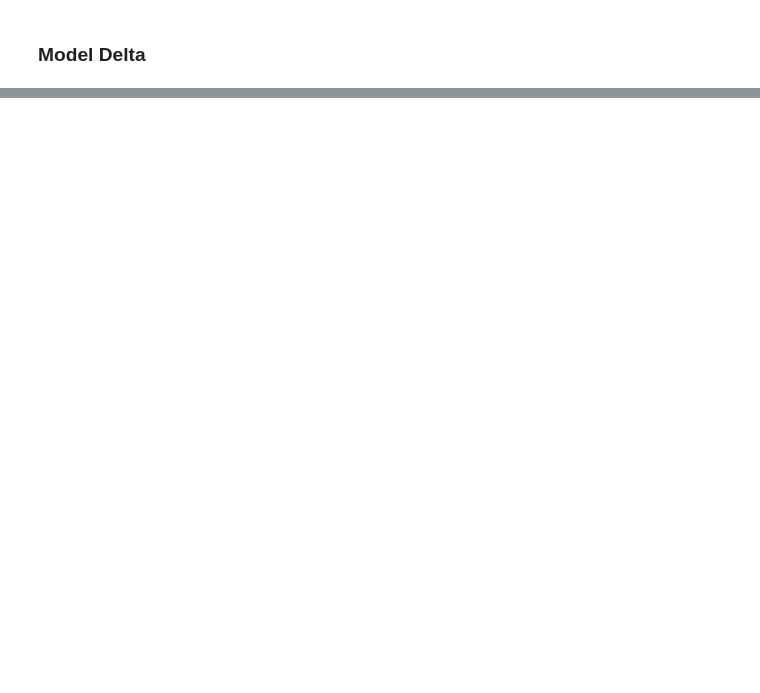
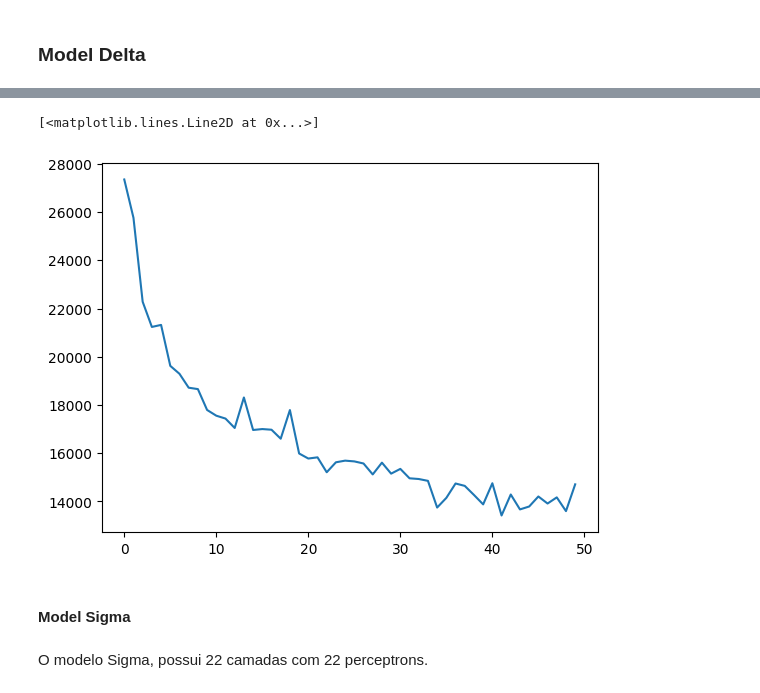
Before and after one commit to vitornuness/ads_2025_passagem_aerea, a Jupyter notebook: notebooks/4_modelagem.ipynb, the cells around one changed output, grey strips where cells are left out. Cells and saved outputs as stored; diff of their text form; code cells hidden in the pictures; blank space fills up the shorter version.

```diff
--- a/notebooks/4_modelagem.ipynb
+++ b/notebooks/4_modelagem.ipynb
@@ -171,2 +191,13 @@ model_delta.summary()
 # %%
 model_delta.compile(loss='mse')
+# %%
+history_delta = model_delta.fit(x_train, y_train, validation_data=(x_test, y_test), epochs=50, verbose=None)
+# %%
+plt.plot(history_delta.history['val_loss'])
+# %% [output]
+[<matplotlib.lines.Line2D at 0x...>]
+[figure, added]
+# %% [markdown]
+#### Model Sigma
+# %% [markdown]
+O modelo Sigma, possui 22 camadas com 22 perceptrons.
```
Also changed, not shown: parts of 21 cells of this notebook.
